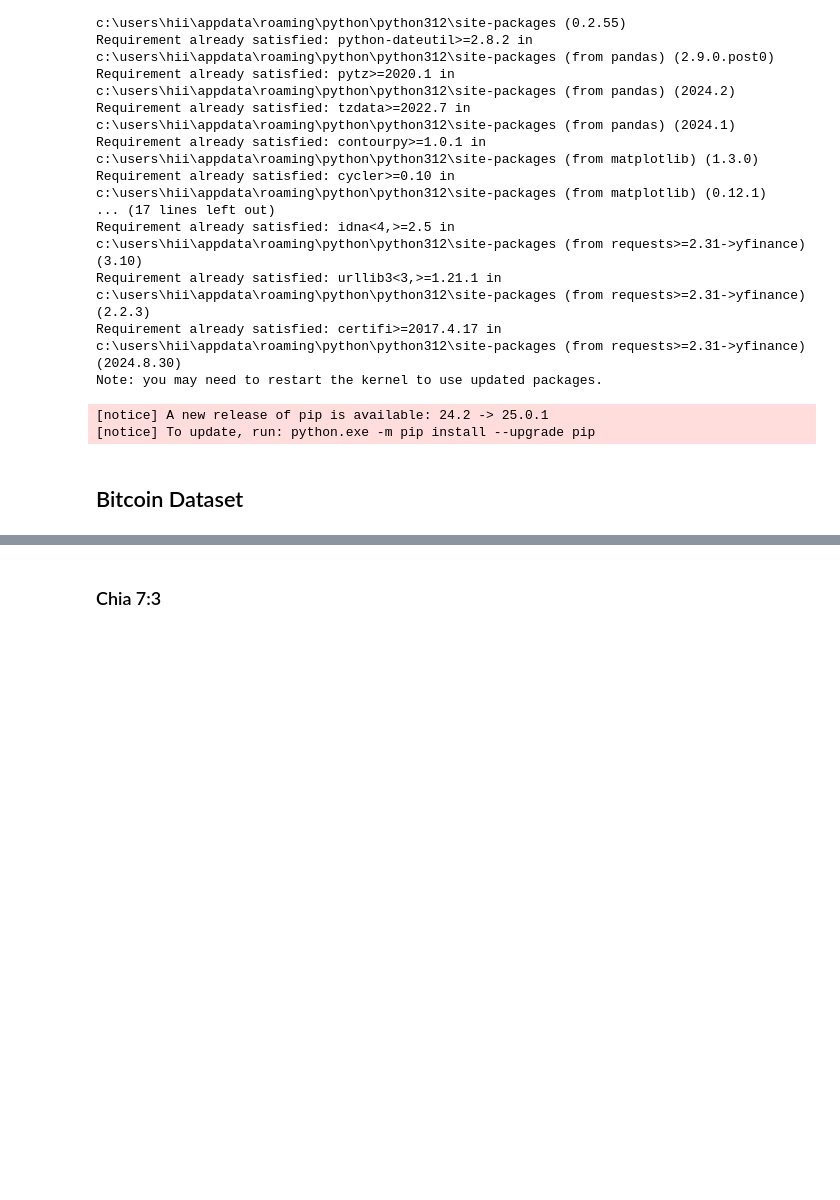
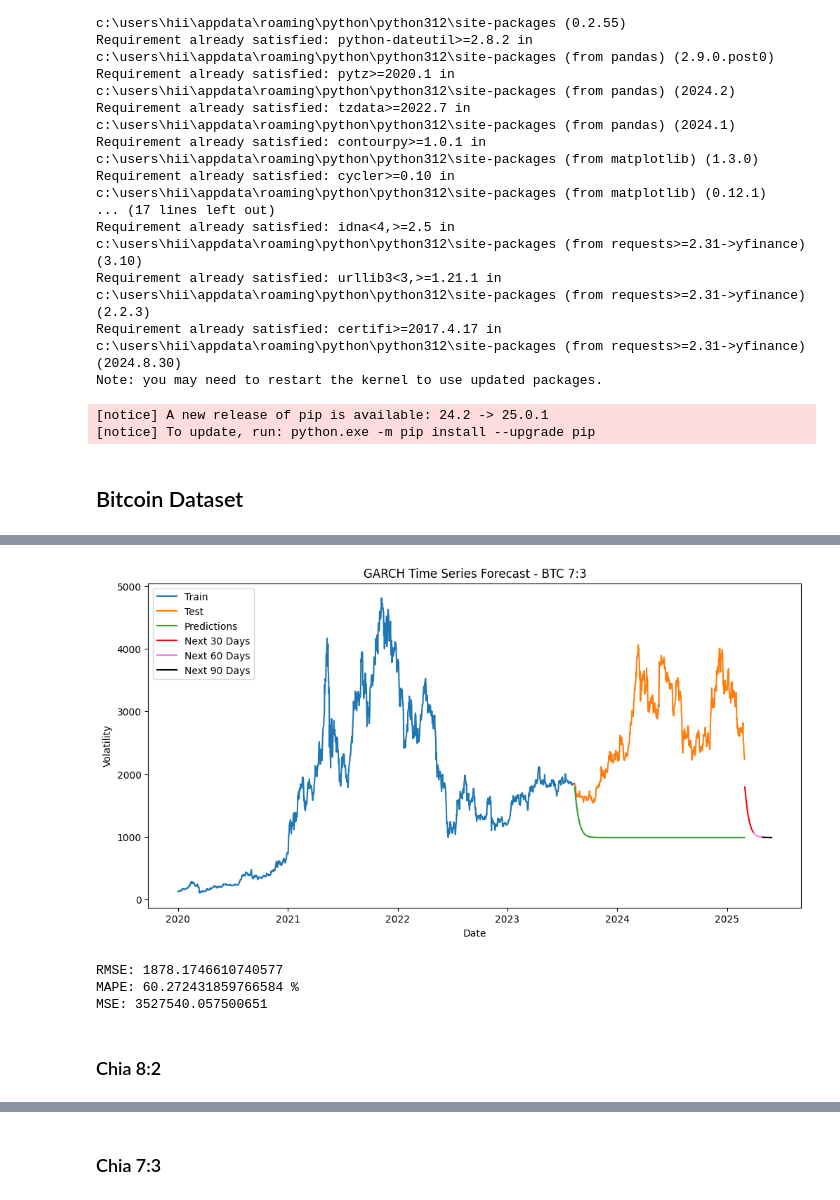
Before and after one commit to trinhtrinh342004/Cryptocurrency-Price-Prediction, a Jupyter notebook: Cryptocurrency/Model/GARCH.ipynb, the cells around one changed output, grey strips where cells are left out. Cells and saved outputs as stored; diff of their text form; code cells hidden in the pictures; blank space fills up the shorter version.

Commit message:
update garch

```diff
--- a/Cryptocurrency/Model/GARCH.ipynb
+++ b/Cryptocurrency/Model/GARCH.ipynb
@@ -32,0 +50,3 @@ from statsmodels.graphics.tsaplots import plot_acf, plot_pacf
+# %%
+# Ensure the 'price' column is numeric
+price = price.str.replace(',', '').astype(float)
@@ -32,0 +55,21 @@ from statsmodels.graphics.tsaplots import plot_acf, plot_pacf
+# %%
+train_data = price[:int(0.7 * len(price))]
+test_data = price[int(0.7 * len(price)):]
+# %%
+# Fit the GARCH model
+model = arch.arch_model(train_data, mean='Zero', vol='Garch', p=1, q=1)
+model_fit = model.fit()
+
+forecast = model_fit.forecast(horizon=len(test_data))
+
+# Extract predicted values
+predictions = np.sqrt(forecast.variance.values[-1, :])
+
+# Forecast for the next 90 days
+forecast_90 = model_fit.forecast(horizon=90)
+predictions_90 = np.sqrt(forecast_90.variance.values[-1, :])
+
+# Create future dates for 30, 60, and 90 days
+future_dates_30 = pd.date_range(start=test_data.index[-1] + pd.Timedelta(days=1), periods=30, freq='D')
+future_dates_60 = pd.date_range(start=test_data.index[-1] + pd.Timedelta(days=31), periods=30, freq='D')
+future_dates_90 = pd.date_range(start=test_data.index[-1] + pd.Timedelta(days=61), periods=30, freq='D')
@@ -32,0 +97,38 @@ from statsmodels.graphics.tsaplots import plot_acf, plot_pacf
+# %%
+# Vẽ biểu đồ
+plt.figure(figsize=(12, 6))
+plt.plot(train_data.index, train_data, label='Train')
+plt.plot(test_data.index, test_data, label='Test')
+plt.plot(test_data.index, predictions, label='Predictions')
+
+# Vẽ các dự báo 30, 60, và 90 ngày
+plt.plot(future_dates_30, predictions_90[:30], label='Next 30 Days', color='red')
+plt.plot(future_dates_60, predictions_90[30:60], label='Next 60 Days', color='violet')
+plt.plot(future_dates_90, predictions_90[60:], label='Next 90 Days', color='black')
+
+plt.title('GARCH Time Series Forecast - BTC 7:3')
+plt.xlabel('Date')
+plt.ylabel('Volatility')
+
+plt.legend()
+plt.show()
+# %% [output]
+[figure, added]
+# %%
+from sklearn.metrics import mean_squared_error, mean_absolute_percentage_error
+
+# Tính toán độ đo RMSE, MAPE và MSE
+rmse = np.sqrt(mean_squared_error(test_data, predictions))
+mape = mean_absolute_percentage_error(test_data, predictions) * 100
+mse = mean_squared_error(test_data, predictions)
+
+# In kết quả
+print("RMSE:", rmse)
+print("MAPE:", mape, "%")
+print("MSE:", mse)
+# %% [output]
+RMSE: 1878.1746610740577
+MAPE: 60.272431859766584 %
+MSE: 3527540.057500651
+# %% [markdown]
+### Chia 8:2
```
Also changed, not shown: parts of 42 cells of this notebook.
